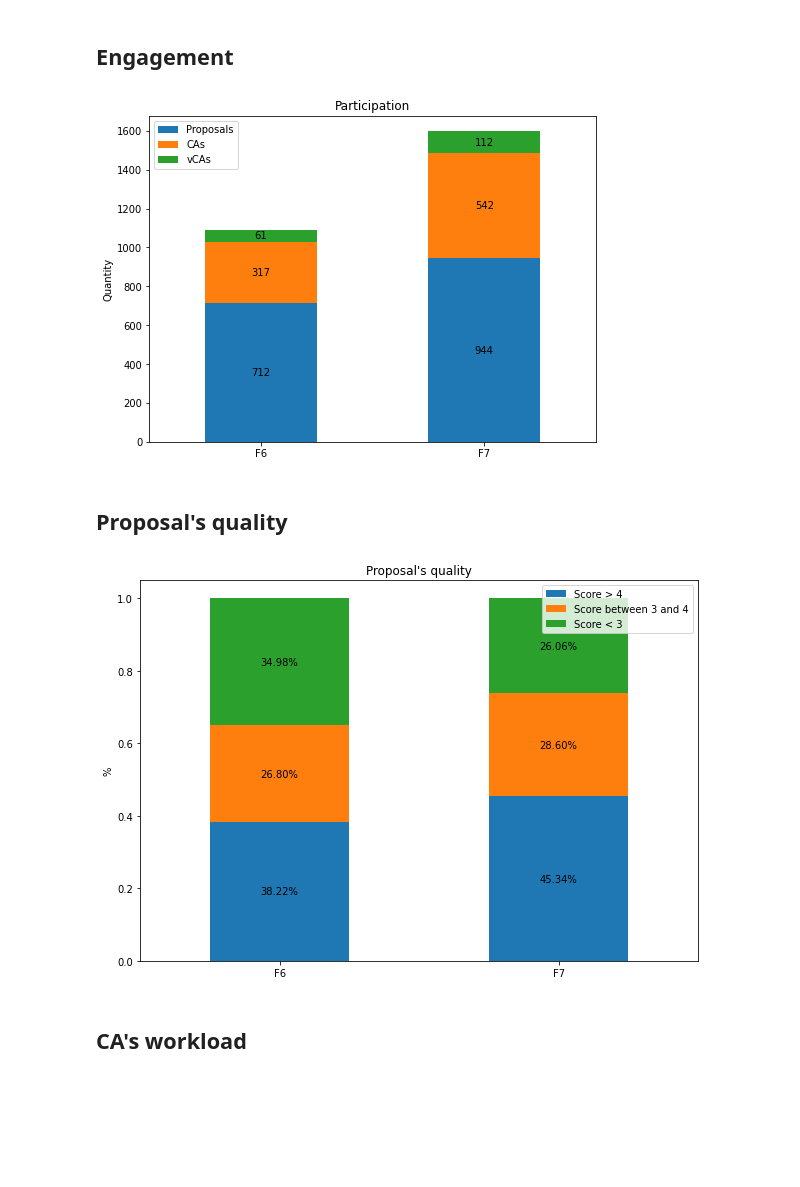
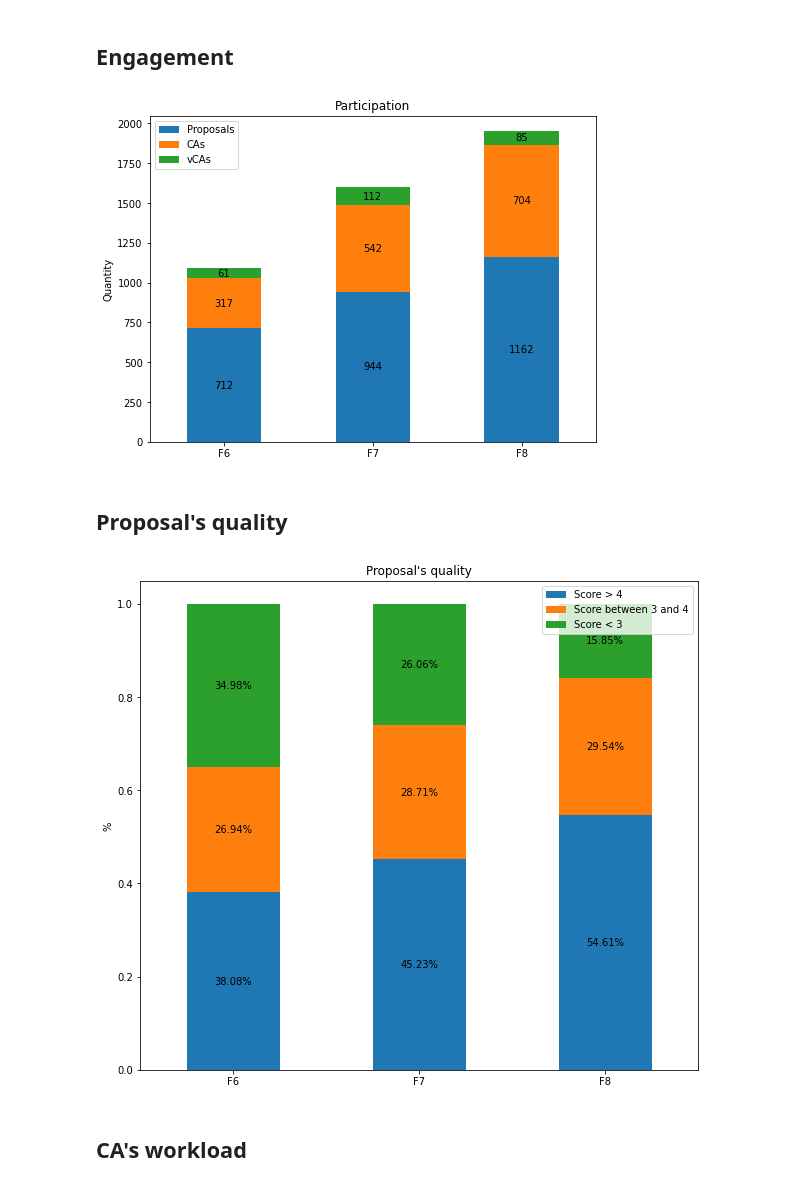
Before and after one commit to rodolfomiranda/ca_vca_stats, a Jupyter notebook: ca_vca_stats.ipynb, the cells around one changed output. Cells and saved outputs as stored; diff of their text form; code cells hidden in the pictures; blank space fills up the shorter version.

Commit message:
fund 8 data

```diff
--- a/ca_vca_stats.ipynb
+++ b/ca_vca_stats.ipynb
@@ -16,9 +17,10 @@ from wordcloud import WordCloud, STOPWORDS
 # Load csv files
 f6df = pd.read_csv('f6_aggregated.csv', sep=';')
 f7df = pd.read_csv('f7_aggregated.csv', sep=';')
+f8df = pd.read_csv('f8_aggregated.csv', sep=';')
 # %%
 # Concatenate dataframes
-df = pd.concat([f6df, f7df])
+df = pd.concat([f6df, f7df, f8df])
 # %%
 # Add ratings
 df['avg_rating'] = (df.impact_rating + df.feasibility_rating + df.auditability_rating)/3
@@ -29,14 +31,14 @@ dfx = df[df.result_filtered_out != 'x'].copy()
 dfx['avg_avg_rating_final'] = dfx.groupby('proposal_id')['avg_rating'].transform(np.mean)
 dfx.sort_values(by=['avg_avg_rating_final'], inplace=True, ascending=False)
 # %%
-funds = ['F6','F7']
+funds = ['F6','F7','F8']
 # %% [markdown]
 ## Engagement
 # %%
 # Engagement
 proposals = [df[df.fund == fund]['proposal_id'].value_counts().count() for fund in funds]
 cas = [df[df.fund == fund]['assessor'].value_counts().count() for fund in funds]
-vcas = [61, 112] # from google sheet tab
+vcas = [61, 112,85] # from google sheet tab
 participation = pd.DataFrame.from_records([proposals, cas, vcas], index=['Proposals','CAs','vCAs'], columns=funds).T
 # %%
 ax = participation.plot(kind='bar', stacked=True, figsize=(8, 6), rot=0, ylabel='Quantity', title="Participation")
@@ -44,7 +46,7 @@ for c in ax.containers:
     labels = [v.get_height() if v.get_height() > 0 else '' for v in c]
     ax.bar_label(c, labels=[int(x) for x in labels], label_type='center')
 # %% [output]
-[figure, old version]
+[figure, new version]
 # %% [markdown]
 ## Proposal's quality
 # %%
@@ -56,12 +58,12 @@ bad = [dfx[np.logical_and(dfx.fund == fund, dfx.avg_avg_rating_final < 3)]['prop
 
 proposal_qa = pd.DataFrame.from_records([good, regular, bad], index=['Score > 4','Score between 3 and 4','Score < 3'], columns=funds).T
 # %%
-ax = proposal_qa.plot(kind='bar', stacked=True, figsize=(10, 7), rot=0, ylabel='%', title="Proposal's quality",mark_right = True)
+ax = proposal_qa.plot(kind='bar', stacked=True, figsize=(10, 9), rot=0, ylabel='%', title="Proposal's quality",mark_right = True)
 for c in ax.containers:
     labels = [v.get_height() if v.get_height() > 0 else '' for v in c]
     ax.bar_label(c, labels=["{:.2f}%".format(x*100) for x in labels] , label_type='center')
 # %% [output]
-[figure, old version]
+[figure, new version]
 # %% [markdown]
 ## CA's workload
 # %%
```
Also changed, not shown: parts of 10 cells of this notebook, 11 other files.
